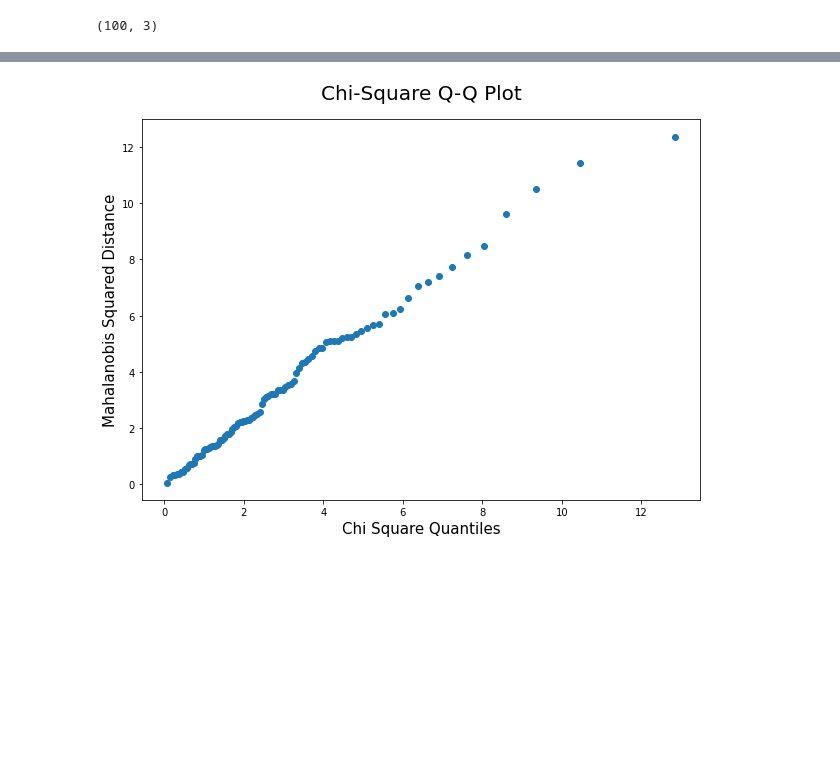
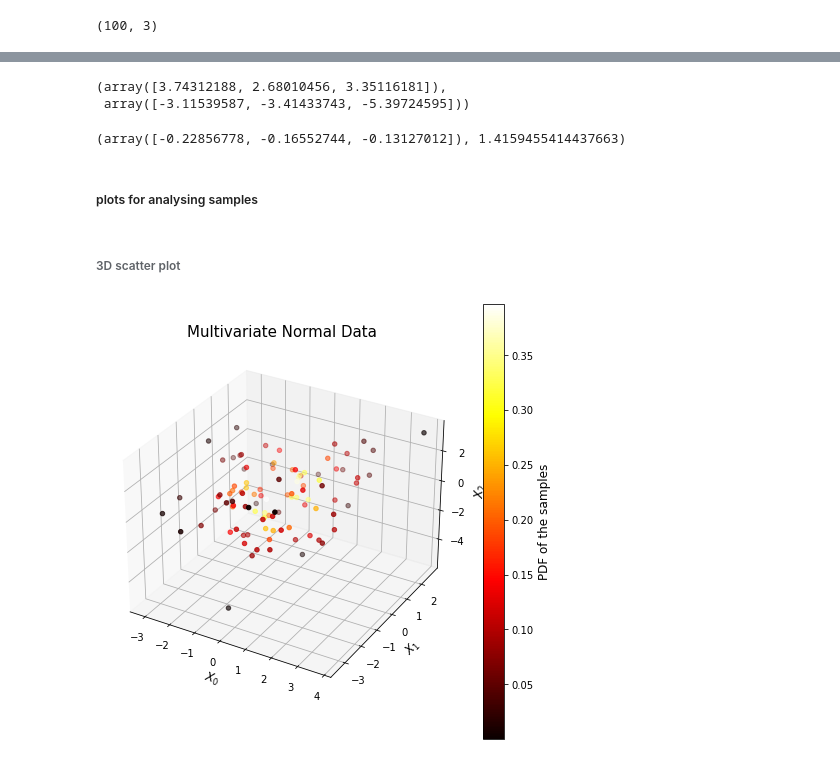
Before and after one commit to NethraGunti/Multivariate-Data-Simulation, a Jupyter notebook: Assignment 2.ipynb, the cells around one changed output, grey strips where cells are left out. Saved outputs shown, nothing was run; the diff lists cells and outputs as text; code cells hidden in the pictures; blank space fills up the shorter version.

```diff
--- a/Assignment 2.ipynb
+++ b/Assignment 2.ipynb
@@ -141,24 +53,30 @@ for i in range(len(pairs)):
-# %%
-def mahalanobis_squared_distance():
-    distances = np.zeros(n_samples)
-    for i in range(n_samples):
-        sample_m = samples[i] - mean
-        covar_inv = np.linalg.inv(covar)
-        dist = (sample_m).T.dot(covar_inv).dot(sample_m)
-        distances[i] = dist
-    return np.sort(distances)
-
-def chiSq_quantiles():
-    quantiles = chi2.ppf([(i-0.5)/n_samples for i in range(1,n_samples+1)], N)
-    return quantiles
-
-quantiles = chiSq_quantiles()
-mahalanobis_distances = mahalanobis_squared_distance()
-fig7 = plt.figure(figsize=(10,7))
-plt.scatter(quantiles, mahalanobis_distances)
-plt.title('Chi-Square Q-Q Plot', fontsize=20, pad=20)
-plt.xlabel('Chi Square Quantiles', fontsize=15)
-plt.ylabel('Mahalanobis Squared Distance', fontsize=15)
-plt.show()
-# %% [output]
-[figure, removed]
+# %%
+np.max(samples, axis=0), np.min(samples, axis=0)
+# %% [output]
+(array([3.74312188, 2.68010456, 3.35116181]),
+ array([-3.11539587, -3.41433743, -5.39724595]))
+# %%
+np.mean(samples, axis=0), np.std(samples)
+# %% [output]
+(array([-0.22856778, -0.16552744, -0.13127012]), 1.4159455414437663)
+# %% [markdown]
+##### plots for analysing samples
+# %% [markdown]
+###### 3D scatter plot
+# %%
+fig1 = plt.figure(figsize=(8,8))
+ax1 = fig1.add_subplot(111, projection='3d')
+ax1.set_title('Multivariate Normal Data', fontsize=15)
+zAx = samples_df[2]
+yAx = samples_df[1]
+xAx = samples_df[0]
+val = distribution
+ax1.set_xlabel('$X_0$', fontsize=12)
+ax1.set_ylabel('$X_1$', fontsize=12)
+ax1.set_zlabel('$X_2$', fontsize=12)
+img = ax1.scatter(xAx, yAx, zAx, c=val, cmap=plt.hot())
+cbar = fig1.colorbar(img)
+cbar.set_label('PDF of the samples', fontsize=12)
+plt.show()
+# %% [output]
+[figure, added]
```
Also changed, not shown: parts of 38 cells of this notebook.
